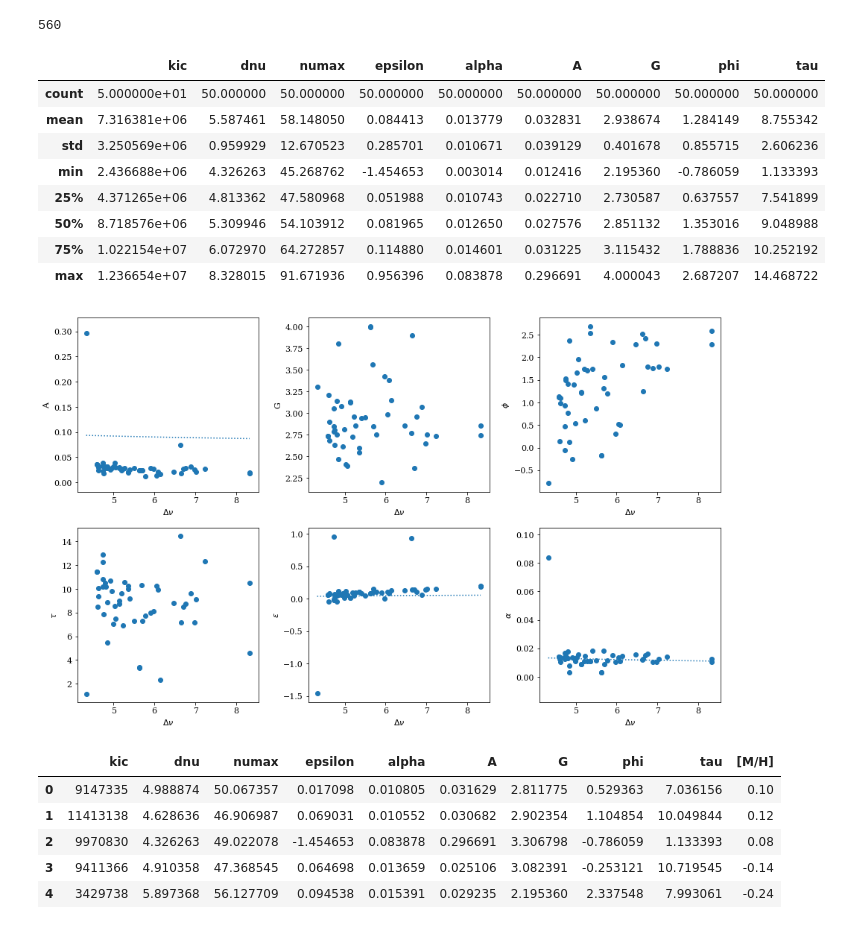
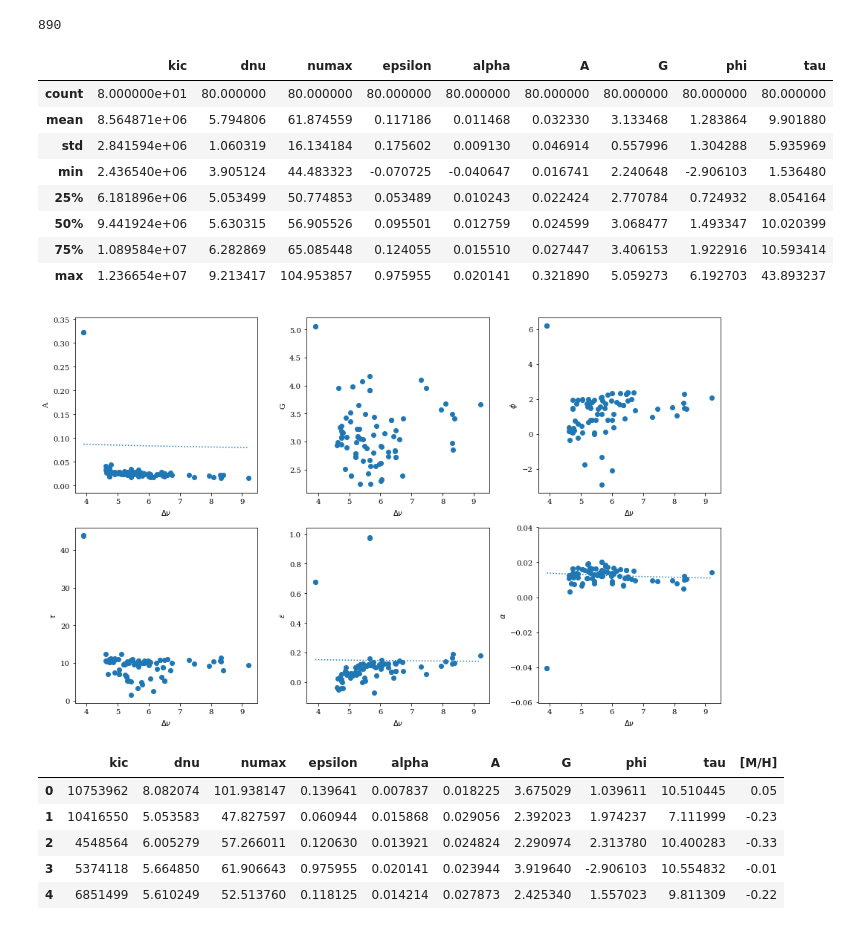
Before and after one commit to daw538/y4project, a Jupyter notebook: Dan_notebooks/fitanalysis.ipynb, the cells around one changed output. Saved outputs shown, nothing was run; the diff lists cells and outputs as text; code cells hidden in the pictures.

```diff
--- a/Dan_notebooks/fitanalysis.ipynb
+++ b/Dan_notebooks/fitanalysis.ipynb
@@ -9,34 +9,37 @@ from IPython.display import display
 from matplotlib import rc
 rc("font", family="serif", size=11)
 # %%
-nstars = 50
+nstars = 80
 nparams = nstars*11+(3*3)+1
 print(nparams)
 
-df = pd.read_csv('hydra/tau_models.csv', names=['kic', 'dnu',
+#df = pd.read_csv('hydra/tau_models.csv', names=['kic', 'dnu',
+#                    'numax', 'epsilon', 'alpha', 'A', 'G', 'phi', 'tau'])
+df = pd.read_csv('../data/stanfits/tau_models_80.csv', names=['kic', 'dnu',
                     'numax', 'epsilon', 'alpha', 'A', 'G', 'phi', 'tau'])
 df['kic'] = df['kic'].astype(int)
 display(df.describe())
 
-hier = pd.read_csv('hydra/fullsumm_tau.txt', skiprows=4, nrows=nparams, delim_whitespace=True)
+#hier = pd.read_csv('hydra/fullsumm_tau.txt', skiprows=4, nrows=nparams, delim_whitespace=True)
+hier = pd.read_csv('../data/stanfits/fullsumm_tau_80.txt', skiprows=4, nrows=nparams, delim_whitespace=True)
 #display(hier)
 epsA = hier.loc['epsA']['mean']#:'sd']
 epsB = hier.loc['epsB']['mean']
 alA = hier.loc['alA']['mean']
 alB = hier.loc['alB']['mean']
 AA = hier.loc['AA']['mean']
 AB = hier.loc['AA']['mean']
 # %% [output]
-560
+890
 |  | kic | dnu | numax | epsilon | alpha | A | G | phi | tau |
-| count | 5.000000e+01 | 50.000000 | 50.000000 | 50.000000 | 50.000000 | 50.000000 | 50.000000 | 50.000000 | 50.000000 |
-| mean | 7.316381e+06 | 5.587461 | 58.148050 | 0.084413 | 0.013779 | 0.032831 | 2.938674 | 1.284149 | 8.755342 |
-| std | 3.250569e+06 | 0.959929 | 12.670523 | 0.285701 | 0.010671 | 0.039129 | 0.401678 | 0.855715 | 2.606236 |
-| min | 2.436688e+06 | 4.326263 | 45.268762 | -1.454653 | 0.003014 | 0.012416 | 2.195360 | -0.786059 | 1.133393 |
-| 25% | 4.371265e+06 | 4.813362 | 47.580968 | 0.051988 | 0.010743 | 0.022710 | 2.730587 | 0.637557 | 7.541899 |
-| 50% | 8.718576e+06 | 5.309946 | 54.103912 | 0.081965 | 0.012650 | 0.027576 | 2.851132 | 1.353016 | 9.048988 |
-| 75% | 1.022154e+07 | 6.072970 | 64.272857 | 0.114880 | 0.014601 | 0.031225 | 3.115432 | 1.788836 | 10.252192 |
-| max | 1.236654e+07 | 8.328015 | 91.671936 | 0.956396 | 0.083878 | 0.296691 | 4.000043 | 2.687207 | 14.468722 |
+| count | 8.000000e+01 | 80.000000 | 80.000000 | 80.000000 | 80.000000 | 80.000000 | 80.000000 | 80.000000 | 80.000000 |
+| mean | 8.564871e+06 | 5.794806 | 61.874559 | 0.117186 | 0.011468 | 0.032330 | 3.133468 | 1.283864 | 9.901880 |
+| std | 2.841594e+06 | 1.060319 | 16.134184 | 0.175602 | 0.009130 | 0.046914 | 0.557996 | 1.304288 | 5.935969 |
+| min | 2.436540e+06 | 3.905124 | 44.483323 | -0.070725 | -0.040647 | 0.016741 | 2.240648 | -2.906103 | 1.536480 |
+| 25% | 6.181896e+06 | 5.053499 | 50.774853 | 0.053489 | 0.010243 | 0.022424 | 2.770784 | 0.724932 | 8.054164 |
+| 50% | 9.441924e+06 | 5.630315 | 56.905526 | 0.095501 | 0.012759 | 0.024599 | 3.068477 | 1.493347 | 10.020399 |
+| 75% | 1.089584e+07 | 6.282869 | 65.085448 | 0.124055 | 0.015510 | 0.027447 | 3.406153 | 1.922916 | 10.593414 |
+| max | 1.236654e+07 | 9.213417 | 104.953857 | 0.975955 | 0.020141 | 0.321890 | 5.059273 | 6.192703 | 43.893237 |
 # %%
 dnus = np.linspace(df['dnu'].min(), df['dnu'].max(), 20)
 As = AA * dnus**(-AB)
@@ -74,7 +77,7 @@ ax6.set_ylabel(r'$\alpha$')
 plt.tight_layout()
 plt.show()
 # %% [output]
-[figure, old version]
+[figure, new version]
 # %%
 apokasc = pd.read_csv('../data/APOKASCfull.csv', usecols=['KIC', 'Teff', '[M/H]1', 'M1', 'R1'])
 apokasc = apokasc.replace('        ', np.nan)
@@ -92,11 +95,11 @@ df['[M/H]'] = metals
 display(df.head())
 # %% [output]
 |  | kic | dnu | numax | epsilon | alpha | A | G | phi | tau | [M/H] |
-| 0 | 9147335 | 4.988874 | 50.067357 | 0.017098 | 0.010805 | 0.031629 | 2.811775 | 0.529363 | 7.036156 | 0.10 |
-| 1 | 11413138 | 4.628636 | 46.906987 | 0.069031 | 0.010552 | 0.030682 | 2.902354 | 1.104854 | 10.049844 | 0.12 |
-| 2 | 9970830 | 4.326263 | 49.022078 | -1.454653 | 0.083878 | 0.296691 | 3.306798 | -0.786059 | 1.133393 | 0.08 |
-| 3 | 9411366 | 4.910358 | 47.368545 | 0.064698 | 0.013659 | 0.025106 | 3.082391 | -0.253121 | 10.719545 | -0.14 |
-| 4 | 3429738 | 5.897368 | 56.127709 | 0.094538 | 0.015391 | 0.029235 | 2.195360 | 2.337548 | 7.993061 | -0.24 |
+| 0 | 10753962 | 8.082074 | 101.938147 | 0.139641 | 0.007837 | 0.018225 | 3.675029 | 1.039611 | 10.510445 | 0.05 |
+| 1 | 10416550 | 5.053583 | 47.827597 | 0.060944 | 0.015868 | 0.029056 | 2.392023 | 1.974237 | 7.111999 | -0.23 |
+| 2 | 4548564 | 6.005279 | 57.266011 | 0.120630 | 0.013921 | 0.024824 | 2.290974 | 2.313780 | 10.400283 | -0.33 |
+| 3 | 5374118 | 5.664850 | 61.906643 | 0.975955 | 0.020141 | 0.023944 | 3.919640 | -2.906103 | 10.554832 | -0.01 |
+| 4 | 6851499 | 5.610249 | 52.513760 | 0.118125 | 0.014214 | 0.027873 | 2.425340 | 1.557023 | 9.811309 | -0.22 |
 # %%
 #f, ((ax1, ax2), (ax3, ax4)) = plt.subplots(2,2, figsize=(8,8))
 ax1 = sns.jointplot(df['A'], df['[M/H]'], height=7, space=0)
```
Also changed, not shown: parts of 2 cells of this notebook.
